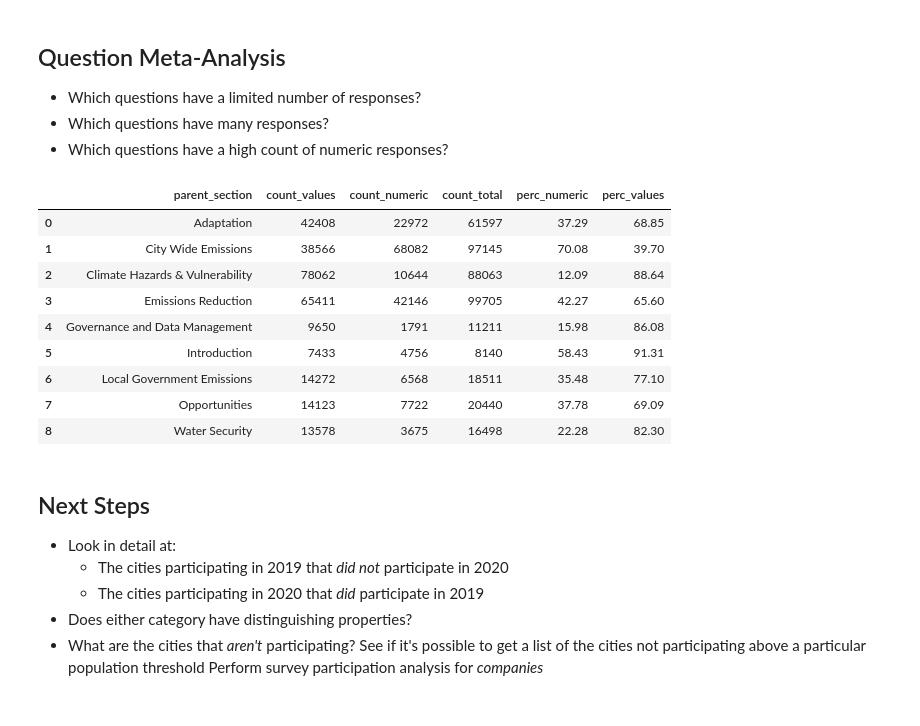
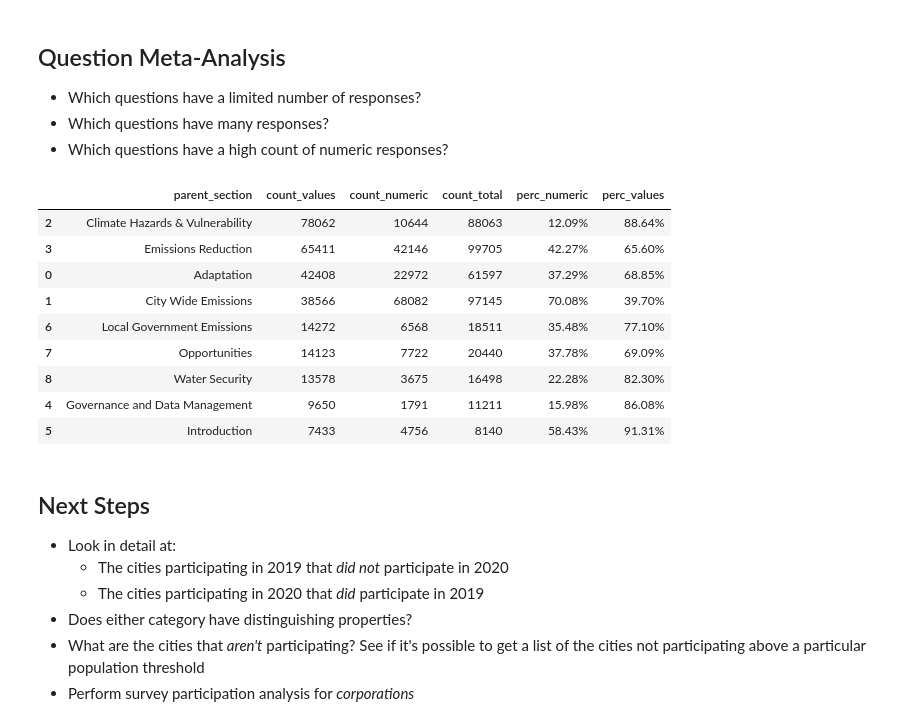
Before and after one commit to BenWS/cdp-analysis, a Jupyter notebook: Results.ipynb, the cells around one changed output. Saved outputs shown, nothing was run; the diff lists cells and outputs as text; code cells hidden in the pictures.

Commit message:
Changing percentage formatting

```diff
--- a/Results.ipynb
+++ b/Results.ipynb
@@ -121,31 +121,30 @@ If the CDP is aiming to expand the scope of participation each year, it could be
 # %%
 df_tmp = df_response
 
 df_tmp = df_tmp.assign(is_response_notnull = np.where(~(df_tmp.response_answer.isna()),1,0))
 df_tmp = df_tmp.assign(is_response_numeric = np.where(df_tmp.response_answer.str.isnumeric(),1,0))
 
 df_tmp = df_tmp.groupby('parent_section',as_index=False).agg(
     count_values = pd.NamedAgg('is_response_notnull','sum'),
     count_numeric = pd.NamedAgg('is_response_numeric','sum'),
     count_total = pd.NamedAgg('response_answer','size')
 )
 
-df_tmp = df_tmp.assign(perc_numeric = round(df_tmp.count_numeric/df_tmp.count_total,4)*100)
-df_tmp = df_tmp.assign(perc_values = round(df_tmp.count_values/df_tmp.count_total,4)*100)
+df_tmp = df_tmp.assign(perc_numeric = ["{:.2%}".format(val) for val in round(df_tmp.count_numeric/df_tmp.count_total,4)])
+df_tmp = df_tmp.assign(perc_values = ["{:.2%}".format(val) for val in round(df_tmp.count_values/df_tmp.count_total,4)])
 
-df_response_results = df_tmp
-df_response_results
+df_tmp.sort_values(by='count_values',ascending=False)
 # %% [output]
 |  | parent_section | count_values | count_numeric | count_total | perc_numeric | perc_values |
-| 0 | Adaptation | 42408 | 22972 | 61597 | 37.29 | 68.85 |
-| 1 | City Wide Emissions | 38566 | 68082 | 97145 | 70.08 | 39.70 |
-| 2 | Climate Hazards & Vulnerability | 78062 | 10644 | 88063 | 12.09 | 88.64 |
-| 3 | Emissions Reduction | 65411 | 42146 | 99705 | 42.27 | 65.60 |
-| 4 | Governance and Data Management | 9650 | 1791 | 11211 | 15.98 | 86.08 |
-| 5 | Introduction | 7433 | 4756 | 8140 | 58.43 | 91.31 |
-| 6 | Local Government Emissions | 14272 | 6568 | 18511 | 35.48 | 77.10 |
-| 7 | Opportunities | 14123 | 7722 | 20440 | 37.78 | 69.09 |
-| 8 | Water Security | 13578 | 3675 | 16498 | 22.28 | 82.30 |
+| 2 | Climate Hazards & Vulnerability | 78062 | 10644 | 88063 | 12.09% | 88.64% |
+| 3 | Emissions Reduction | 65411 | 42146 | 99705 | 42.27% | 65.60% |
+| 0 | Adaptation | 42408 | 22972 | 61597 | 37.29% | 68.85% |
+| 1 | City Wide Emissions | 38566 | 68082 | 97145 | 70.08% | 39.70% |
+| 6 | Local Government Emissions | 14272 | 6568 | 18511 | 35.48% | 77.10% |
+| 7 | Opportunities | 14123 | 7722 | 20440 | 37.78% | 69.09% |
+| 8 | Water Security | 13578 | 3675 | 16498 | 22.28% | 82.30% |
+| 4 | Governance and Data Management | 9650 | 1791 | 11211 | 15.98% | 86.08% |
+| 5 | Introduction | 7433 | 4756 | 8140 | 58.43% | 91.31% |
 # %% [markdown]
 ## Next Steps
 
@@ -154,4 +153,4 @@ df_response_results
     - The cities participating in 2020 that *did* participate in 2019
 - Does either category have distinguishing properties?
 - What are the cities that *aren't* participating? See if it's possible to get a list of the cities not participating above a particular population threshold
- Perform survey participation analysis for *companies*
+- Perform survey participation analysis for *corporations*
```
